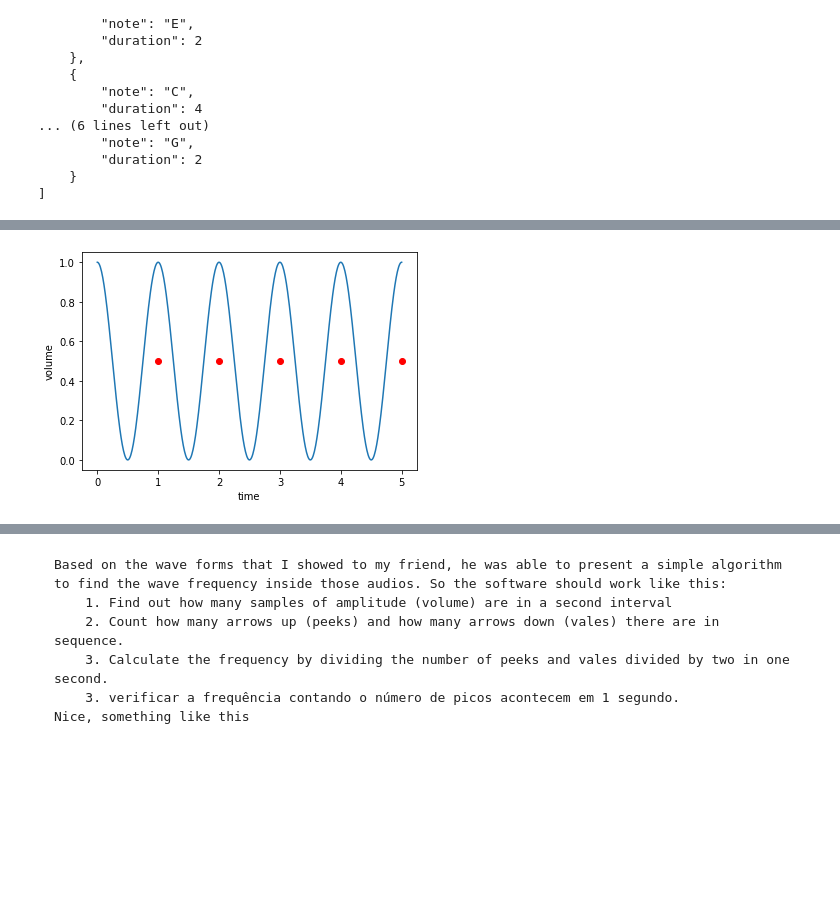
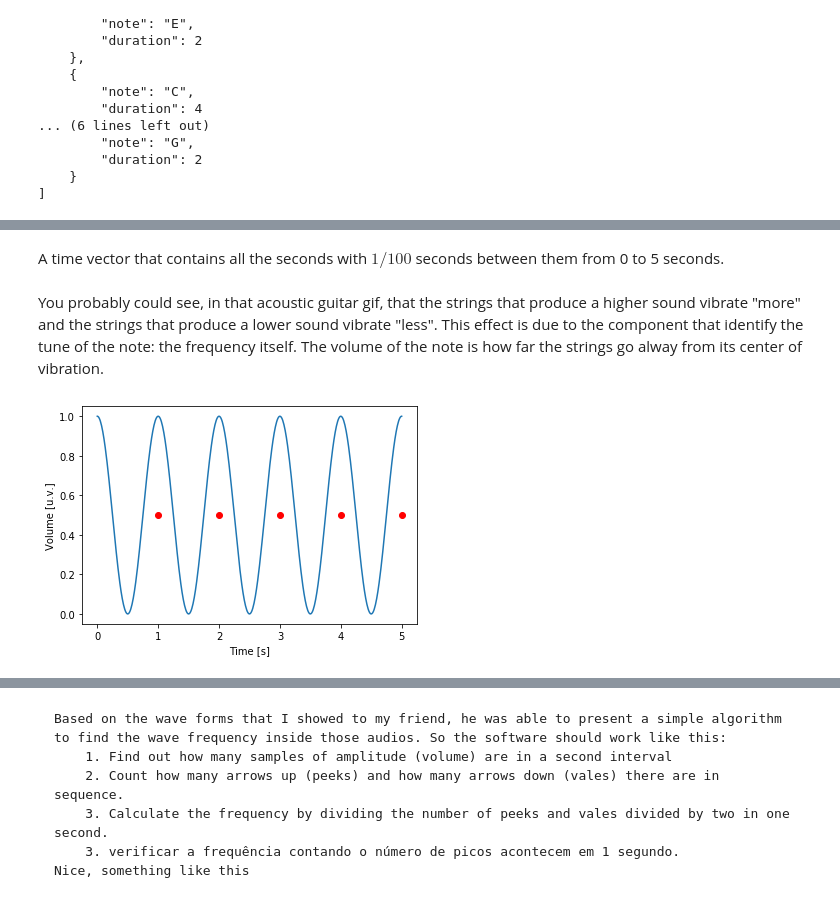
Before and after one commit to pedrogyrao/math_music, a Jupyter notebook: frequency vs time domains.ipynb, the cells around one changed output, grey strips where cells are left out. Drawn from its saved outputs; the diff is of its cells as text; code cells hidden in the pictures; blank space fills up the shorter version.

Commit message:
Adding images and more content.

```diff
--- a/frequency vs time domains.ipynb
+++ b/frequency vs time domains.ipynb
@@ -96,9 +155,13 @@ time_vector = np.linspace(0, time, int(sampling_frequency * time))
+# %% [markdown]
+A time vector that contains all the seconds with $1/100$ seconds between them from 0 to 5 seconds.
+# %% [markdown]
+You probably could see, in that acoustic guitar gif, that the strings that produce a higher sound vibrate "more" and the strings that produce a lower sound vibrate "less". This effect is due to the component that identify the tune of the note: the frequency itself. The volume of the note is how far the strings go alway from its center of vibration.
 # %%
 cos_1_vector = (cosine(time_vector, 1))
 plt.plot(time_vector, cos_1_vector)
 plot_freq_points(1, time, y_offset=0.5)
-plt.xlabel('time')
-plt.ylabel('volume')
+plt.xlabel('Time [s]')
+plt.ylabel('Volume [u.v.]')
 plt.show()
 # %% [output]
-[figure, old version]
+[figure, new version]
```
Also changed, not shown: parts of 41 cells of this notebook, 7 other files.
